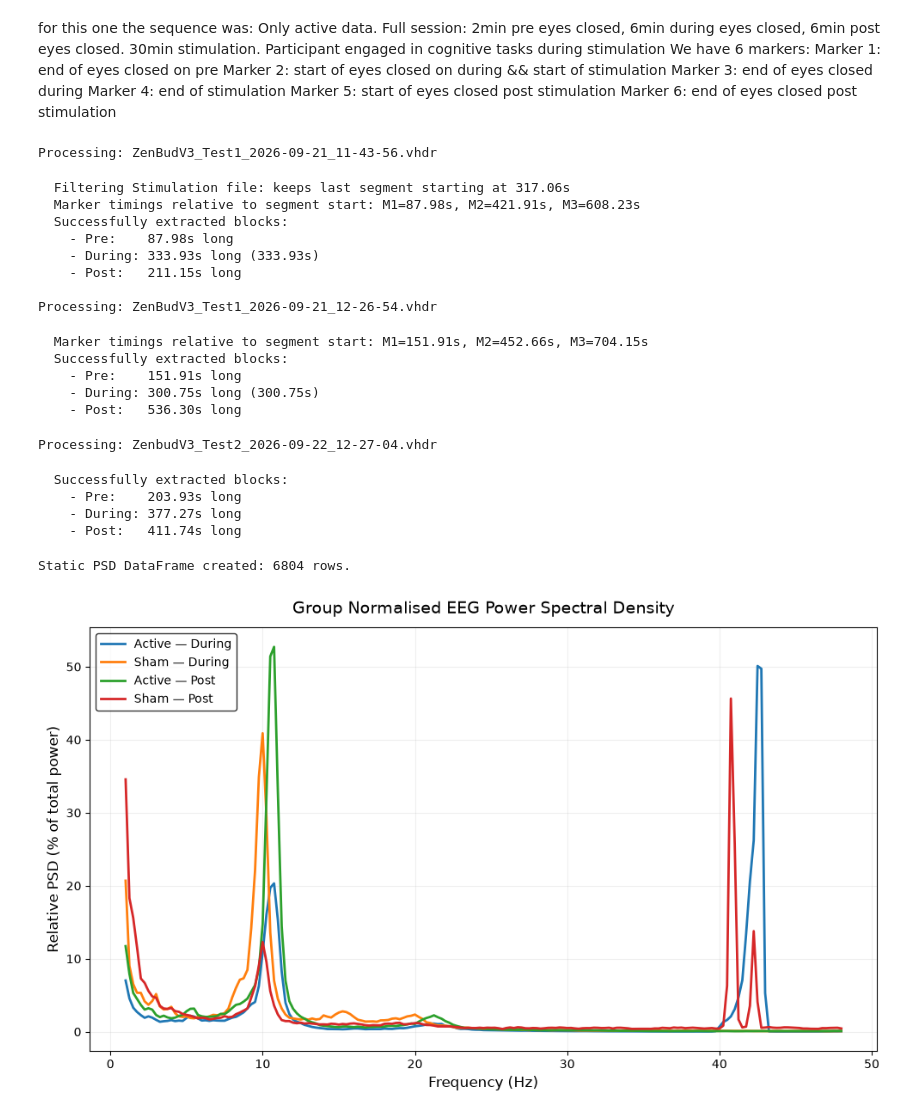
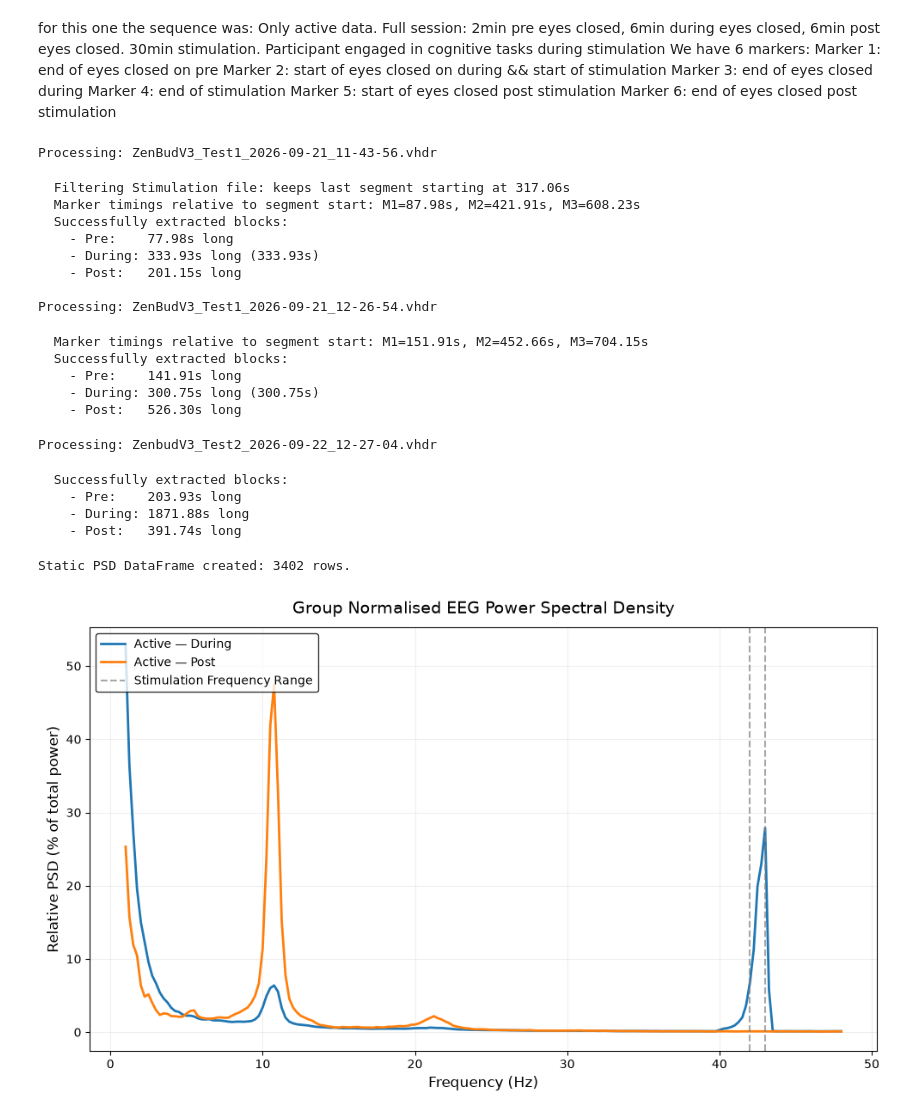
Before and after one commit to AliciaFalconCaro/ZenBud_Analysis, a Jupyter notebook: Test2.ipynb, the cells around one changed output. Drawn from its saved outputs; the diff is of its cells as text; code cells hidden in the pictures.

```diff
--- a/Test2.ipynb
+++ b/Test2.ipynb
@@ -179,10 +141,17 @@ def extract_blocks_from_file(vhdr_path, is_stimulation=False):
     print(f"  Marker timings relative to segment start: "
           f"M1={t_start_stim:.2f}s, M2={t_end_stim:.2f}s, M3={t_post_end:.2f}s")
 
+    #filtering
+    filtered_target = filter_segment(raw_target.copy())
+
     # --- Slice into Pre, During, and Post continuous blocks ---
-    raw_pre = raw_target.copy().crop(tmin=0.0, tmax=t_start_stim)
-    raw_during = raw_target.copy().crop(tmin=t_start_stim, tmax=t_end_stim)
-    raw_post = raw_target.copy().crop(tmin=t_end_stim -10, tmax=raw_target.times[-1])
+    raw_pre = filtered_target.copy().crop(tmin=0.0+10, tmax=t_start_stim)
+    raw_during = filtered_target.copy().crop(tmin=t_start_stim, tmax=t_end_stim)
+    raw_post = filtered_target.copy().crop(tmin=t_end_stim, tmax=raw_target.times[-1])
+
+    # filtered_pre = filter_segment(raw_pre)
+    # filtered_post = filter_segment(raw_post)
+    # filtered_during = filter_segment(raw_during)
 
     print(f"  Successfully extracted blocks:")
     print(f"    - Pre:    {raw_pre.times[-1]:.2f}s long")
@@ -192,7 +161,7 @@ def extract_blocks_from_file(vhdr_path, is_stimulation=False):
     return {
         'pre': raw_pre,
         'during': raw_during,
-        'post': raw_post
+        'post': raw_post,
     }
 
 #Run extraction for both files
@@ -203,16 +172,16 @@ Processing: ZenBudV3_Test1_2026-09-21_11-43-56.vhdr
   Filtering Stimulation file: keeps last segment starting at 317.06s
   Marker timings relative to segment start: M1=87.98s, M2=421.91s, M3=608.23s
   Successfully extracted blocks:
-    - Pre:    87.98s long
+    - Pre:    77.98s long
     - During: 333.93s long (333.93s)
-    - Post:   211.15s long
+    - Post:   201.15s long
 
 Processing: ZenBudV3_Test1_2026-09-21_12-26-54.vhdr
   Marker timings relative to segment start: M1=151.91s, M2=452.66s, M3=704.15s
   Successfully extracted blocks:
-    - Pre:    151.91s long
+    - Pre:    141.91s long
     - During: 300.75s long (300.75s)
-    - Post:   536.30s long
+    - Post:   526.30s long
 # %%
 PARTICIPANT_ID = "Test2"
 EEG_VISIT = "Visit1"
@@ -251,13 +220,16 @@ t_end_pre_EC = stim_times[1]  # Marker 1: end eyes closed pre-stimulation
 t_start_stim = stim_times[1]  # Marker 2: start stimulation && start eyes closed during stimulation
 t_end_during_EC = stim_times[2]  # Marker 3: end eyes closed during stimulation
 t_end_stim  = stim_times[3]  # Marker 4: end stimulation
-t_start_post_EC  = stim_times[3]  # Marker 5: start eyes closed post stimulation
+t_start_post_EC  = stim_times[4]  # Marker 5: start eyes closed post stimulation
 t_end_post_EC  = stim_times[5]  # Marker 6: end eyes closed post-stimulation
 
+#filtering
+filtered_data = filter_segment(raw.copy())
+
 # --- Slice into Pre, During, and Post continuous blocks ---
-raw_pre = raw.copy().crop(tmin=0.0, tmax=t_end_pre_EC)
-raw_during = raw.copy().crop(tmin=t_start_stim, tmax=t_end_during_EC)
-raw_post = raw.copy().crop(tmin=t_start_post_EC-10, tmax=t_end_post_EC)
+raw_pre = filtered_data.copy().crop(tmin=0.0, tmax=t_start_stim)
+raw_during = filtered_data.copy().crop(tmin=t_start_stim, tmax=t_end_stim-5)
+raw_post = filtered_data.copy().crop(tmin=t_end_stim+10, tmax=t_end_post_EC)
 
 print(f"  Successfully extracted blocks:")
 print(f"    - Pre:    {raw_pre.times[-1]:.2f}s long")
@@ -273,8 +245,8 @@ stim_blocks_2= {
 Processing: ZenbudV3_Test2_2026-09-22_12-27-04.vhdr
   Successfully extracted blocks:
     - Pre:    203.93s long
-    - During: 377.27s long
-    - Post:   411.74s long
+    - During: 1871.88s long
+    - Post:   391.74s long
 # %%
 import numpy as np
 import pandas as pd
@@ -289,7 +261,7 @@ ANALYSIS_PATH.mkdir(parents=True, exist_ok=True)
 # Tuple structure: (participant_id, condition_label, block_dict)
 datasets = [
     #("Test1", "Active", stim_blocks_1),
-    ("Test1", "Sham", sham_blocks_1),
+    #("Test1", "Sham", sham_blocks_1),
     ("Test2", "Active", stim_blocks_2)
 ]
 
@@ -387,35 +359,48 @@ for condition, phase in [
             subset["frequency"],
             subset["mean_relative_psd"] * 100,
             linewidth=2,
             label=f"{condition} — {phase.capitalize()}"
         )
+ax.axvline(
+    x=42,
+    color="gray",
+    linestyle="--",
+    alpha=0.7
+)
+ax.axvline(
+    x=43,
+    color="gray",
+    linestyle="--",
+    alpha=0.7,
+    label="Stimulation Frequency Range",
+)
 
 for spine in ax.spines.values():
     spine.set_color('black')
     spine.set_visible(True)
 
 ax.set_facecolor('white')
 ax.set_xlabel("Frequency (Hz)", fontsize=12, color="black")
 ax.set_ylabel("Relative PSD (% of total power)", fontsize=12, color="black")
 ax.set_title("Group Normalised EEG Power Spectral Density", fontsize=14, color="black", pad=12)
 ax.tick_params(colors="black", which="both", labelsize=10)
 ax.grid(alpha=0.2)
 
 legend = ax.legend(loc="upper left", frameon=True, facecolor="white", edgecolor="black")
 for text in legend.get_texts():
     text.set_color("black")
 
 plt.tight_layout()
 plt.savefig(
     ANALYSIS_PATH / "NewGroupNormalisedEEGPowerSpectralDensity_1-45Hz.png",
     dpi=300,
     facecolor=fig.get_facecolor(),
     edgecolor="none"
 )
 plt.show()
 # %% [output]
-Static PSD DataFrame created: 6804 rows.
+Static PSD DataFrame created: 3402 rows.
-[figure, old version]
+[figure, new version]
 # %%
 # ==============================================================================
 # STEP 2: COMPUTE TIME-RESOLVED PSD (Creates time_psd_df)
```
Also changed, not shown: parts of 4 cells of this notebook.
